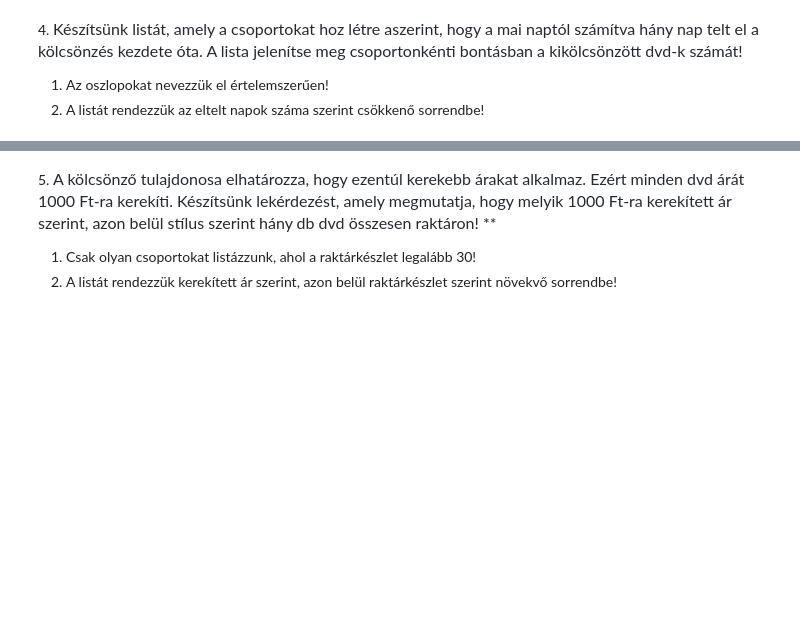
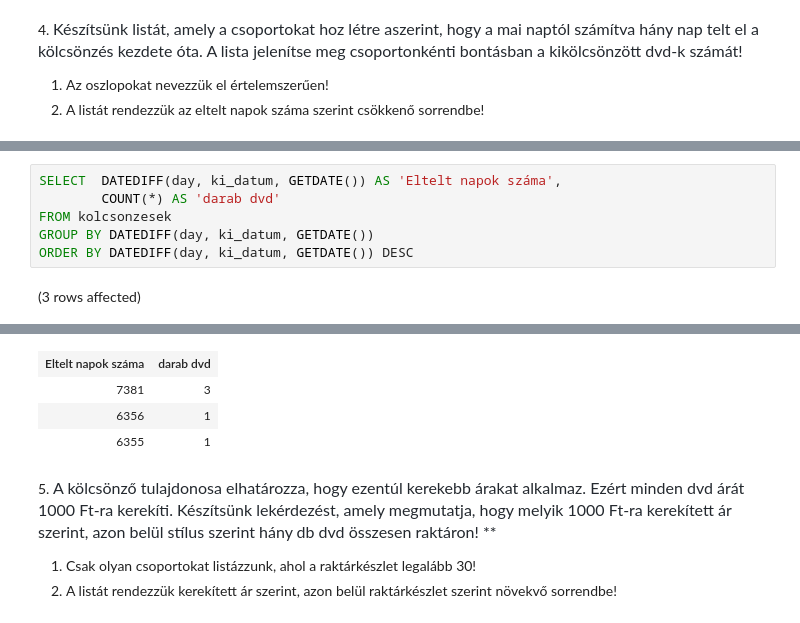
Before and after one commit to varadikitti/sqlgyak03, a Jupyter notebook: gyakorlat02_feladatok .ipynb, the cells around one changed output, grey strips where cells are left out. Cells and saved outputs as stored; diff of their text form; blank space fills up the shorter version.

```diff
--- a/gyakorlat02_feladatok .ipynb
+++ b/gyakorlat02_feladatok .ipynb
@@ -92,0 +89,8 @@ Total execution time: 00:00:00
+# %%
+SELECT  DATEDIFF(day, ki_datum, GETDATE()) AS 'Eltelt napok száma',
+        COUNT(*) AS 'darab dvd'
+FROM kolcsonzesek
+GROUP BY DATEDIFF(day, ki_datum, GETDATE())
+ORDER BY DATEDIFF(day, ki_datum, GETDATE()) DESC
+# %% [output]
+(3 rows affected)
@@ -93,3 +98,7 @@ Total execution time: 00:00:00
+| Eltelt napok száma | darab dvd |
+| 7381 | 3 |
+| 6356 | 1 |
+| 6355 | 1 |
 # %% [markdown]
 5. <span style="color: rgb(36, 41, 47); font-family: -apple-system, BlinkMacSystemFont, &quot;Segoe UI&quot;, Helvetica, Arial, sans-serif, &quot;Apple Color Emoji&quot;, &quot;Segoe UI Emoji&quot;; font-size: 16px;">A kölcsönző tulajdonosa elhatározza, hogy ezentúl kerekebb árakat alkalmaz. Ezért minden dvd árát 1000 Ft-ra kerekíti. Készítsünk lekérdezést, amely megmutatja, hogy melyik 1000 Ft-ra kerekített ár szerint, azon belül stílus szerint hány db dvd összesen raktáron! **</span>
 
```
Also changed, not shown: parts of 4 cells of this notebook.
